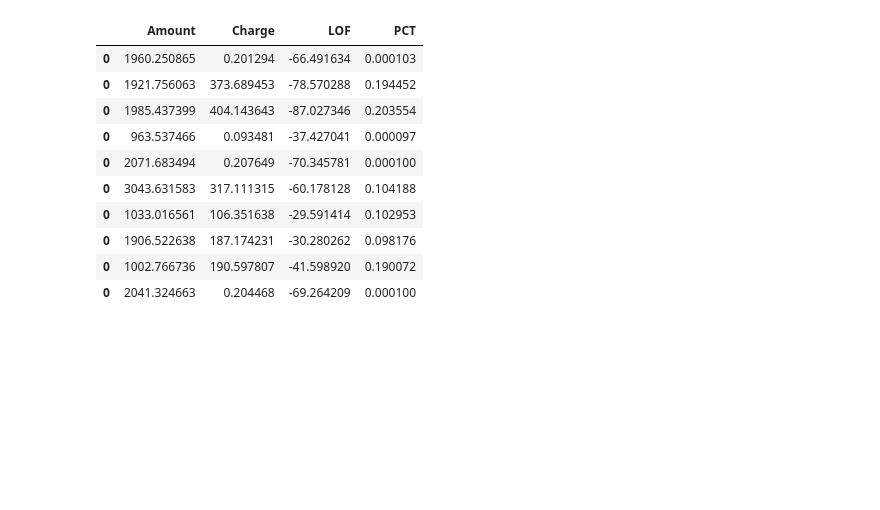
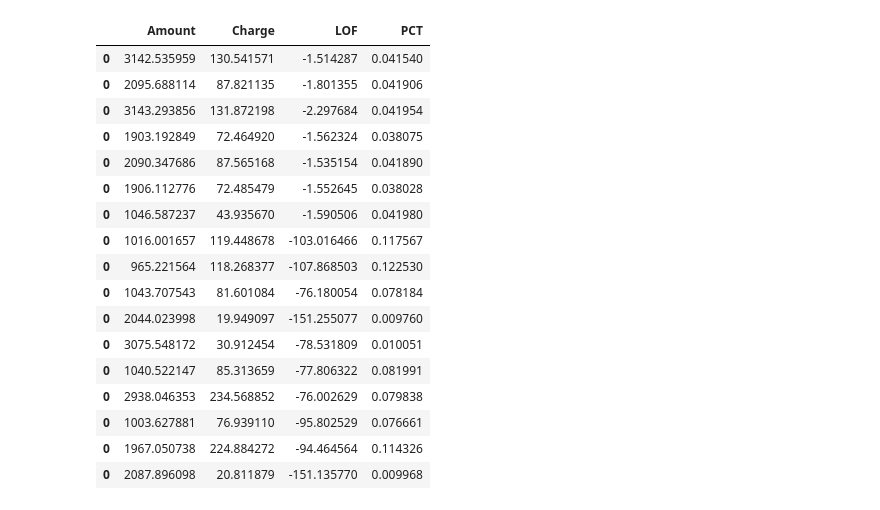
Before and after one commit to DLPY/Unsupervised-Learning-Session-2, a Jupyter notebook: Local_Outlier_Factor.ipynb, the cells around one changed output. Saved outputs shown, nothing was run; the diff lists cells and outputs as text; code cells hidden in the pictures; blank space fills up the shorter version.

```diff
--- a/Local_Outlier_Factor.ipynb
+++ b/Local_Outlier_Factor.ipynb
@@ -4,7 +4,7 @@
 import random
 import pandas as pd
 
-pct = [.0001,.1,.2]
+pct = [.01,.08,.12]
 amounts = [1000, 2000, 3000]
 charges = pd.DataFrame()
 
@@ -56,14 +68,21 @@ plt.show()
 # %%
-charges.query('LOF < -2')
+charges.query('LOF < -1.5')
 # %% [output]
 |  | Amount | Charge | LOF | PCT |
-| 0 | 1960.250865 | 0.201294 | -66.491634 | 0.000103 |
-| 0 | 1921.756063 | 373.689453 | -78.570288 | 0.194452 |
-| 0 | 1985.437399 | 404.143643 | -87.027346 | 0.203554 |
-| 0 | 963.537466 | 0.093481 | -37.427041 | 0.000097 |
-| 0 | 2071.683494 | 0.207649 | -70.345781 | 0.000100 |
-| 0 | 3043.631583 | 317.111315 | -60.178128 | 0.104188 |
-| 0 | 1033.016561 | 106.351638 | -29.591414 | 0.102953 |
-| 0 | 1906.522638 | 187.174231 | -30.280262 | 0.098176 |
-| 0 | 1002.766736 | 190.597807 | -41.598920 | 0.190072 |
-| 0 | 2041.324663 | 0.204468 | -69.264209 | 0.000100 |
+| 0 | 3142.535959 | 130.541571 | -1.514287 | 0.041540 |
+| 0 | 2095.688114 | 87.821135 | -1.801355 | 0.041906 |
+| 0 | 3143.293856 | 131.872198 | -2.297684 | 0.041954 |
+| 0 | 1903.192849 | 72.464920 | -1.562324 | 0.038075 |
+| 0 | 2090.347686 | 87.565168 | -1.535154 | 0.041890 |
+| 0 | 1906.112776 | 72.485479 | -1.552645 | 0.038028 |
+| 0 | 1046.587237 | 43.935670 | -1.590506 | 0.041980 |
+| 0 | 1016.001657 | 119.448678 | -103.016466 | 0.117567 |
+| 0 | 965.221564 | 118.268377 | -107.868503 | 0.122530 |
+| 0 | 1043.707543 | 81.601084 | -76.180054 | 0.078184 |
+| 0 | 2044.023998 | 19.949097 | -151.255077 | 0.009760 |
+| 0 | 3075.548172 | 30.912454 | -78.531809 | 0.010051 |
+| 0 | 1040.522147 | 85.313659 | -77.806322 | 0.081991 |
+| 0 | 2938.046353 | 234.568852 | -76.002629 | 0.079838 |
+| 0 | 1003.627881 | 76.939110 | -95.802529 | 0.076661 |
+| 0 | 1967.050738 | 224.884272 | -94.464564 | 0.114326 |
+| 0 | 2087.896098 | 20.811879 | -151.135770 | 0.009968 |
```
Also changed, not shown: parts of 3 cells of this notebook.
